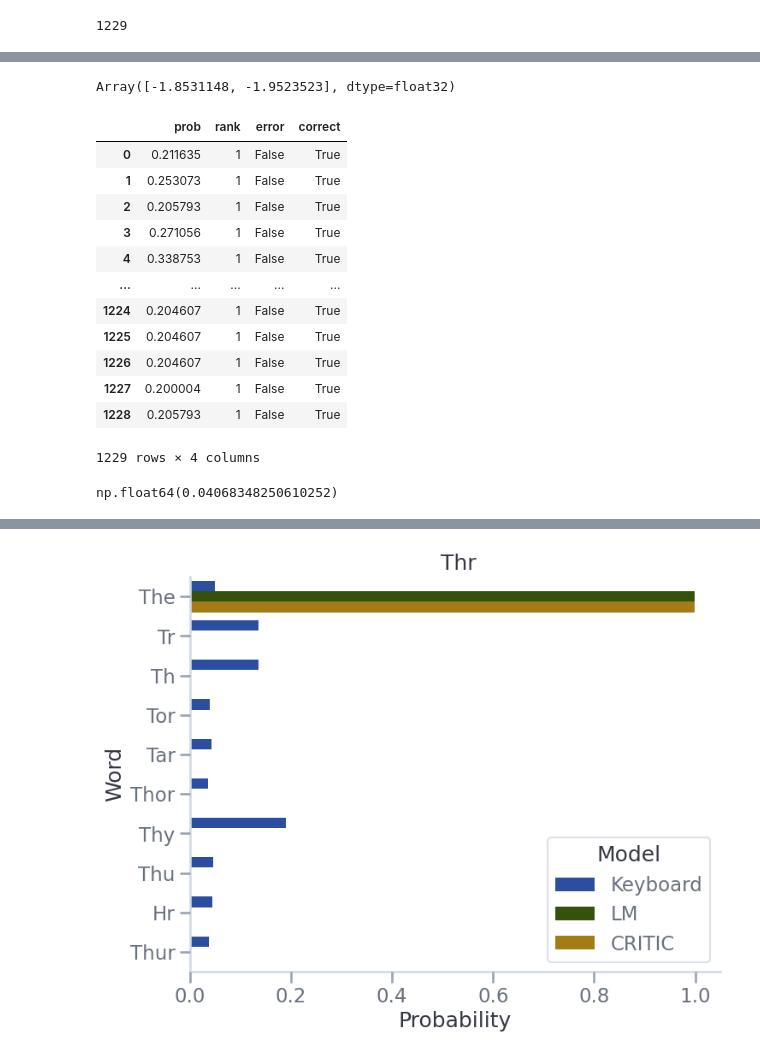
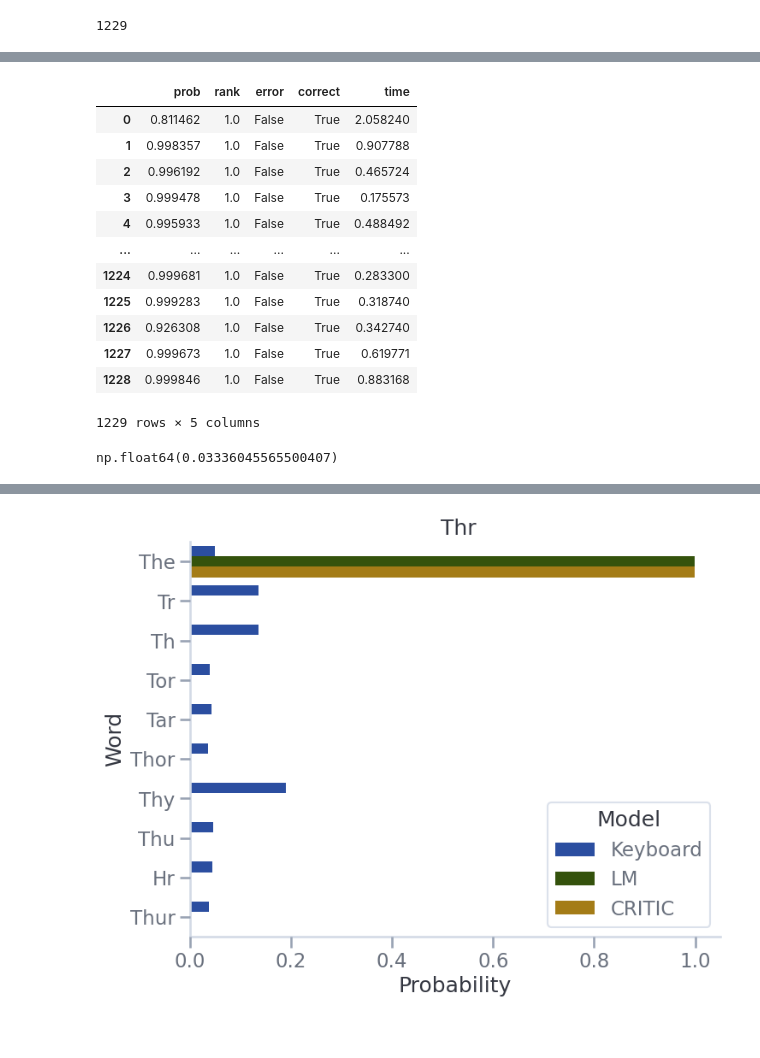
Before and after one commit to csce585-mlsystems/critic-llm, a Jupyter notebook: notebooks/evaluation.ipynb, the cells around one changed output, grey strips where cells are left out. Cells and saved outputs as stored; diff of their text form; code cells hidden in the pictures.

```diff
--- a/notebooks/evaluation.ipynb
+++ b/notebooks/evaluation.ipynb
@@ -17,5 +17,6 @@ theme, cs = rp.mpl_setup(is_dark)
 /home/nicholas/programs/critic-llm
 # %%
 from critic import load_llama_corrector
-corrector = load_llama_corrector()
+from critic.simple_corrector import UniformCorrector
+corrector = load_llama_corrector(n_threads=1)
 # %% [output]
@@ -116,6 +76,7 @@ valid.iloc[::100]
 # %%
 import pickle
 from dataclasses import dataclass
+from time import perf_counter
 from tqdm import tqdm
 from string import ascii_lowercase
 
@@ -129,6 +90,7 @@ class CorrectionResult:
     typed: str
     corrs: Corrections
     context: str
+    time: float
 
 
 def evaluate(corrector, path):
@@ -143,8 +105,10 @@ def evaluate(corrector, path):
 
         for true, typed in zip(p_words, t_words):
             if all(c.lower() in ascii_lowercase for c in true + typed):
+                start = perf_counter()
                 corrs = corrector.correct(typed)
-                results.append(CorrectionResult(true, typed, corrs, context))
+                end = perf_counter()
+                results.append(CorrectionResult(true, typed, corrs, context, end - start))
                 corrector.push_word(true)
                 context += true + ' '
 
@@ -156,8 +120,9 @@ def evaluate(corrector, path):
     return results
 
 
-# evaluate(corrector, 'optimized_probs')
-kbd_results = evaluate(corrector.base, 'kbd_probs')
+opt_results = evaluate(corrector, 'optimized_probs_1cpu')
+# kbd_results = evaluate(corrector.base, 'kbd_probs')
+# lm_results = evaluate(just_lm, 'lm_probs')
 # corrector.base.model = old_mod
 # evaluate(corrector, 'old_probs')
 
@@ -233,51 +133,48 @@ Array([-1.853115 , -1.9523523], dtype=float32)
-# %%
-d2.log_prob(x)
-# %% [output]
-Array([-1.8531148, -1.9523523], dtype=float32)
 # %%
 from typing import Sequence
 
 
 def grade(res: CorrectionResult):
     corrs = res.corrs.as_series().sort_values(ascending=False)
     if res.true in corrs.index:
         data = {
             'prob': corrs[res.true],
             'rank': list(corrs.index).index(res.true) + 1
         }
     else:
         data = {
             'prob': 0,
-            'rank': 20
+            'rank': np.nan
         }
 
     data['error'] = res.true != res.typed
     data['correct'] = res.true == corrs.index[0]
+    data['time'] = res.time
 
     return data
 
 def grade_all(results: Sequence[CorrectionResult]):
     return pd.DataFrame([grade(res) for res in results])
 
-simple_df = grade_all(simple_results)
-simple_df
+res_df = grade_all(opt_results)
+res_df
 # %% [output]
-|  | prob | rank | error | correct |
-| 0 | 0.211635 | 1 | False | True |
-| 1 | 0.253073 | 1 | False | True |
-| 2 | 0.205793 | 1 | False | True |
-| 3 | 0.271056 | 1 | False | True |
-| 4 | 0.338753 | 1 | False | True |
-| ... | ... | ... | ... | ... |
-| 1224 | 0.204607 | 1 | False | True |
-| 1225 | 0.204607 | 1 | False | True |
-| 1226 | 0.204607 | 1 | False | True |
-| 1227 | 0.200004 | 1 | False | True |
-| 1228 | 0.205793 | 1 | False | True |
+|  | prob | rank | error | correct | time |
+| 0 | 0.811462 | 1.0 | False | True | 2.058240 |
+| 1 | 0.998357 | 1.0 | False | True | 0.907788 |
+| 2 | 0.996192 | 1.0 | False | True | 0.465724 |
+| 3 | 0.999478 | 1.0 | False | True | 0.175573 |
+| 4 | 0.995933 | 1.0 | False | True | 0.488492 |
+| ... | ... | ... | ... | ... | ... |
+| 1224 | 0.999681 | 1.0 | False | True | 0.283300 |
+| 1225 | 0.999283 | 1.0 | False | True | 0.318740 |
+| 1226 | 0.926308 | 1.0 | False | True | 0.342740 |
+| 1227 | 0.999673 | 1.0 | False | True | 0.619771 |
+| 1228 | 0.999846 | 1.0 | False | True | 0.883168 |
-1229 rows × 4 columns
+1229 rows × 5 columns
 # %%
-ranks = simple_df['rank']
+ranks = res_df['rank']
 
 ((ranks > 5) & (ranks < 20)).mean()
 # %% [output]
-np.float64(0.04068348250610252)
+np.float64(0.03336045565500407)
```
Also changed, not shown: parts of 12 cells of this notebook, 5 other files.
